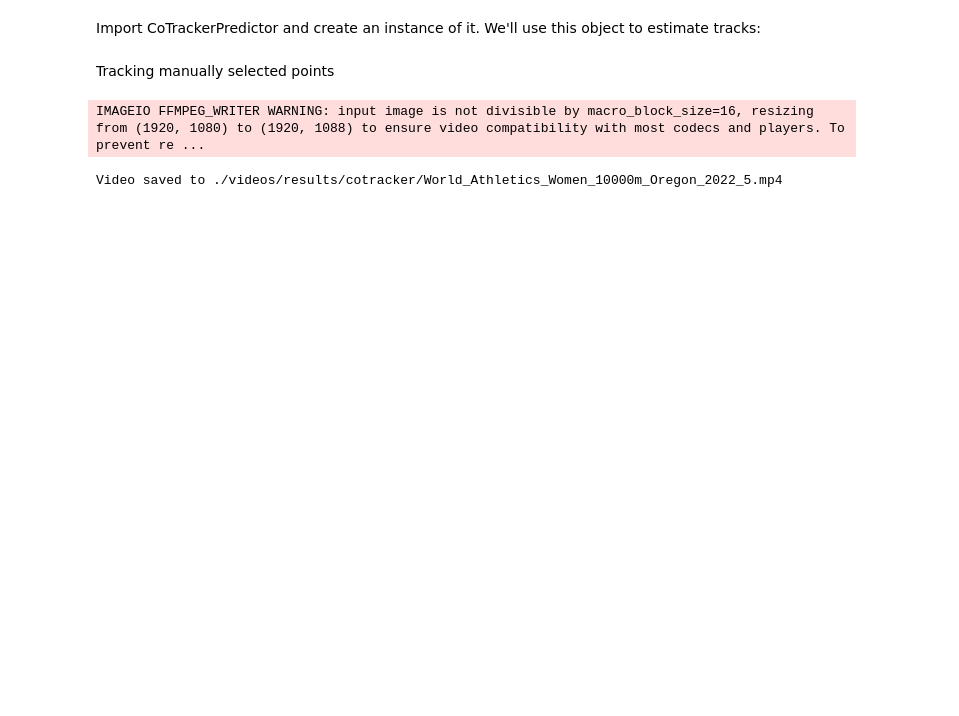
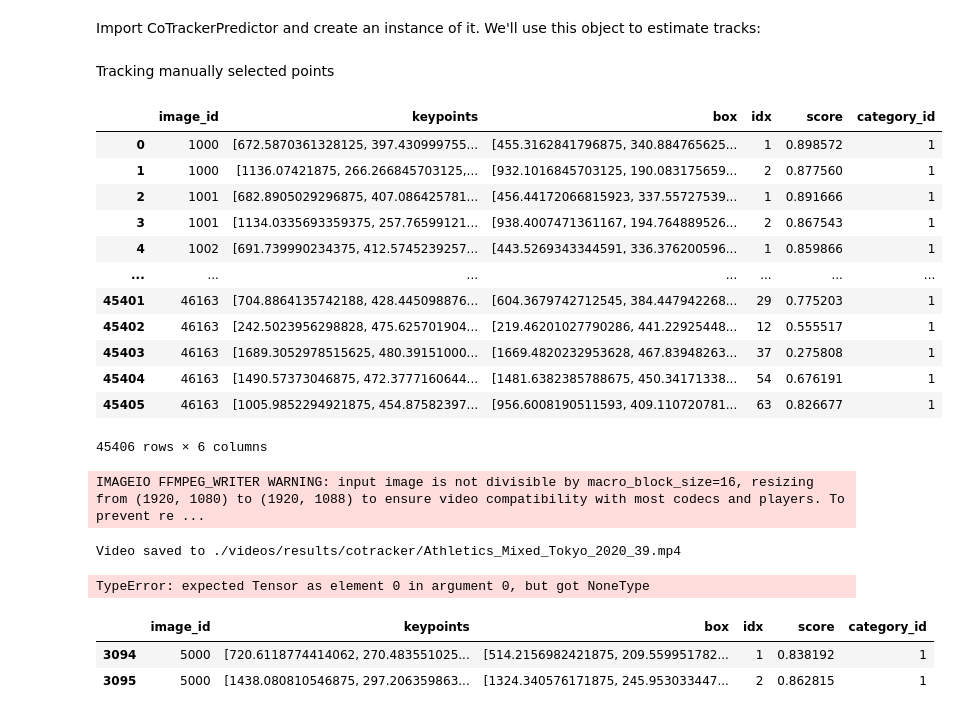
Before and after one commit to justy93/PoseEstimation, a Jupyter notebook: cotracker.ipynb, the cells around one changed output. Drawn from its saved outputs; the diff is of its cells as text; code cells hidden in the pictures; blank space fills up the shorter version.

Commit message:
Working with AlphaPose predictions

```diff
--- a/cotracker.ipynb
+++ b/cotracker.ipynb
@@ -396,17 +425,47 @@ def run_cotracker(filename, video):
     customutils.writeJson(frames,'videos/results/cotracker/' + filename.replace('.mp4', '') + '.json')
 
     return frames
+# %%
+
+df_pe_alphapose = customutils.load_pe_dataframe('alphapose')
+df_pe_openpose = customutils.load_pe_dataframe('openpose')
+df_pe_ViTPose = customutils.load_pe_dataframe('ViTPose')
+
+df_pe_alphapose
+# %% [output]
+|  | image_id | keypoints | box | idx | score | category_id |
+| 0 | 1000 | [672.5870361328125, 397.430999755... | [455.3162841796875, 340.884765625... | 1 | 0.898572 | 1 |
+| 1 | 1000 | [1136.07421875, 266.266845703125,... | [932.1016845703125, 190.083175659... | 2 | 0.877560 | 1 |
+| 2 | 1001 | [682.8905029296875, 407.086425781... | [456.44172066815923, 337.55727539... | 1 | 0.891666 | 1 |
+| 3 | 1001 | [1134.0335693359375, 257.76599121... | [938.4007471361167, 194.764889526... | 2 | 0.867543 | 1 |
+| 4 | 1002 | [691.739990234375, 412.5745239257... | [443.5269343344591, 336.376200596... | 1 | 0.859866 | 1 |
+| ... | ... | ... | ... | ... | ... | ... |
+| 45401 | 46163 | [704.8864135742188, 428.445098876... | [604.3679742712545, 384.447942268... | 29 | 0.775203 | 1 |
+| 45402 | 46163 | [242.5023956298828, 475.625701904... | [219.46201027790286, 441.22925448... | 12 | 0.555517 | 1 |
+| 45403 | 46163 | [1689.3052978515625, 480.39151000... | [1669.4820232953628, 467.83948263... | 37 | 0.275808 | 1 |
+| 45404 | 46163 | [1490.57373046875, 472.3777160644... | [1481.6382385788675, 450.34171338... | 54 | 0.676191 | 1 |
+| 45405 | 46163 | [1005.9852294921875, 454.87582397... | [956.6008190511593, 409.110720781... | 63 | 0.826677 | 1 |
+45406 rows × 6 columns
 # %%
 frames = []
+
 for filename in filenames:
-    if filename != "World_Athletics_Women_10000m_Oregon_2022_5.mp4":
+    if filename == "Athletics_Mixed_Tokyo_2020_8.mp4" or filename == "Athletics_Mixed_Tokyo_2020_20_1.mp4" or filename == "Athletics_Mixed_Tokyo_2020_39.mp4":
         continue
+
+    print("Processing " + filename)
     video = load_video(filename)
-    frames += run_cotracker(filename, video)
-    break
+    frames += run_cotracker(filename, video, 'alphapose', df_pe_alphapose)
 
 
 # customutils.writeJson(frames,'videos/results/cotracker/person_keypoints_running.json')
 # %% [output]
 IMAGEIO FFMPEG_WRITER WARNING: input image is not divisible by macro_block_size=16, resizing from (1920, 1080) to (1920, 1088) to ensure video compatibility with most codecs and players. To prevent re ...
-Video saved to ./videos/results/cotracker/World_Athletics_Women_10000m_Oregon_2022_5.mp4
+Video saved to ./videos/results/cotracker/Athletics_Mixed_Tokyo_2020_39.mp4
+TypeError: expected Tensor as element 0 in argument 0, but got NoneType
+# %%
+df_pe_alphapose[df_pe_alphapose['image_id'] == 5000]
+# %% [output]
+|  | image_id | keypoints | box | idx | score | category_id |
+| 3094 | 5000 | [720.6118774414062, 270.483551025... | [514.2156982421875, 209.559951782... | 1 | 0.838192 | 1 |
+| 3095 | 5000 | [1438.080810546875, 297.206359863... | [1324.340576171875, 245.953033447... | 2 | 0.862815 | 1 |
```
Also changed, not shown: parts of 4 cells of this notebook, 4 other files.
